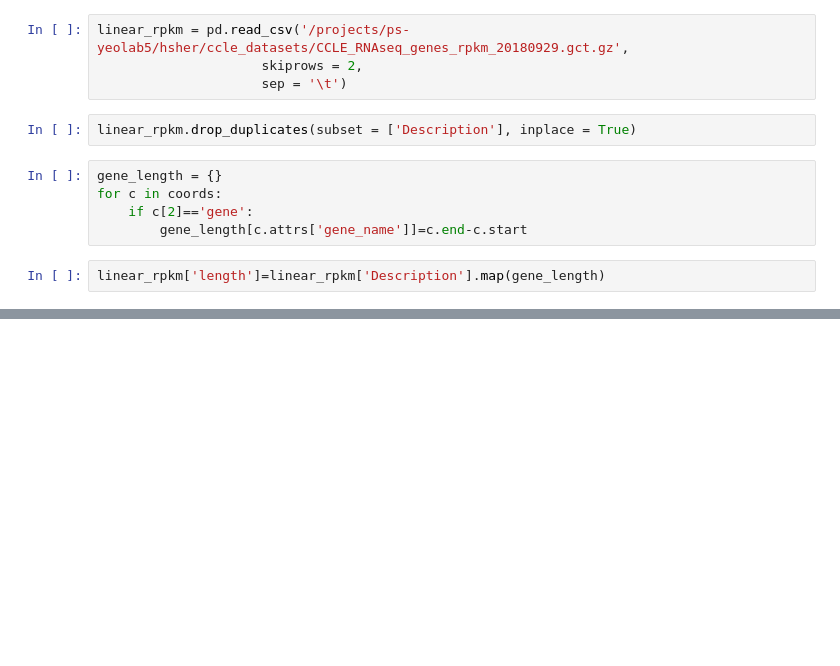
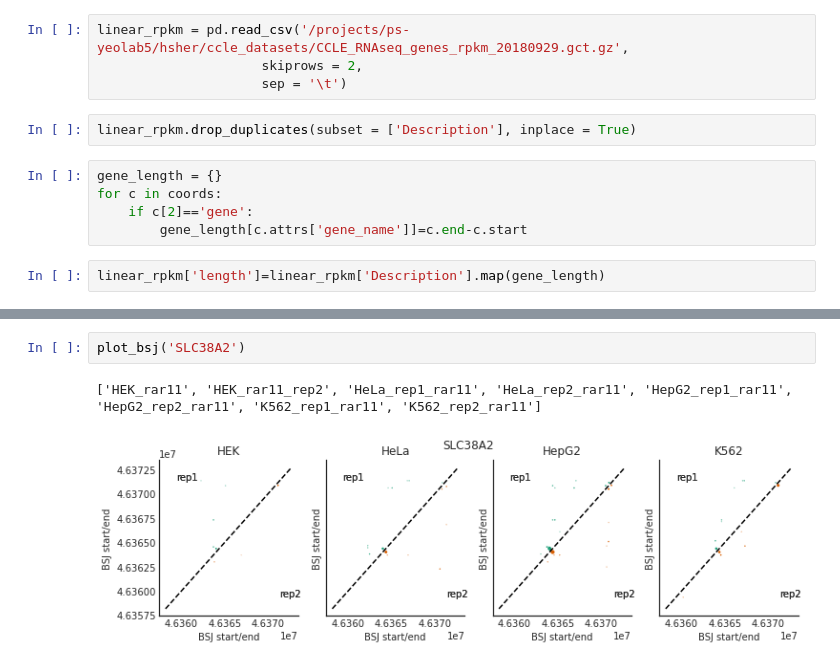
Before and after one commit to algaebrown/circSTAMP_pipe, a Jupyter notebook: notebook/5_ciriquant_output-iter7-and-12_cell_line.ipynb, the cells around one changed output, grey strips where cells are left out. Saved outputs shown, nothing was run; the diff lists cells and outputs as text; blank space fills up the shorter version.

```diff
--- a/notebook/5_ciriquant_output-iter7-and-12_cell_line.ipynb
+++ b/notebook/5_ciriquant_output-iter7-and-12_cell_line.ipynb
@@ -378,0 +477,5 @@ sns.despine()
+# %%
+plot_bsj('SLC38A2')
+# %% [output]
+['HEK_rar11', 'HEK_rar11_rep2', 'HeLa_rep1_rar11', 'HeLa_rep2_rar11', 'HepG2_rep1_rar11', 'HepG2_rep2_rar11', 'K562_rep1_rar11', 'K562_rep2_rar11']
+[figure, added]
```
Also changed, not shown: parts of 37 cells of this notebook, 2 other files.
